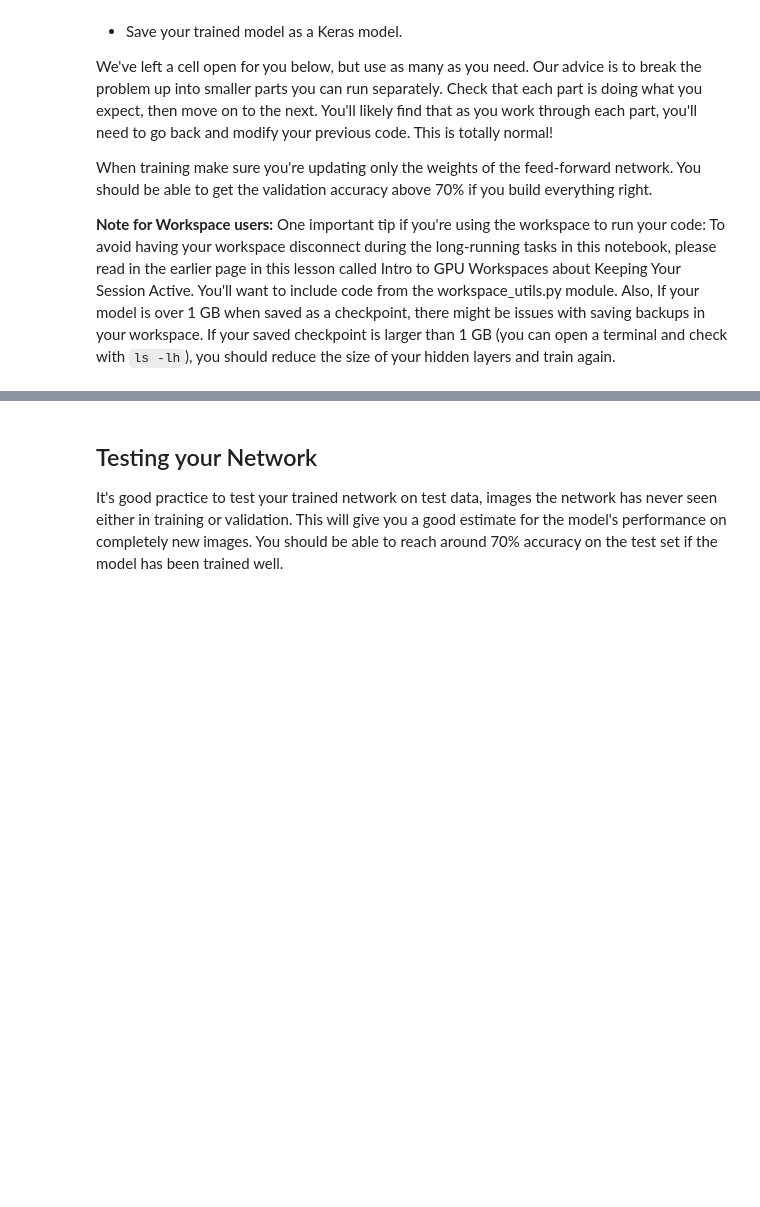
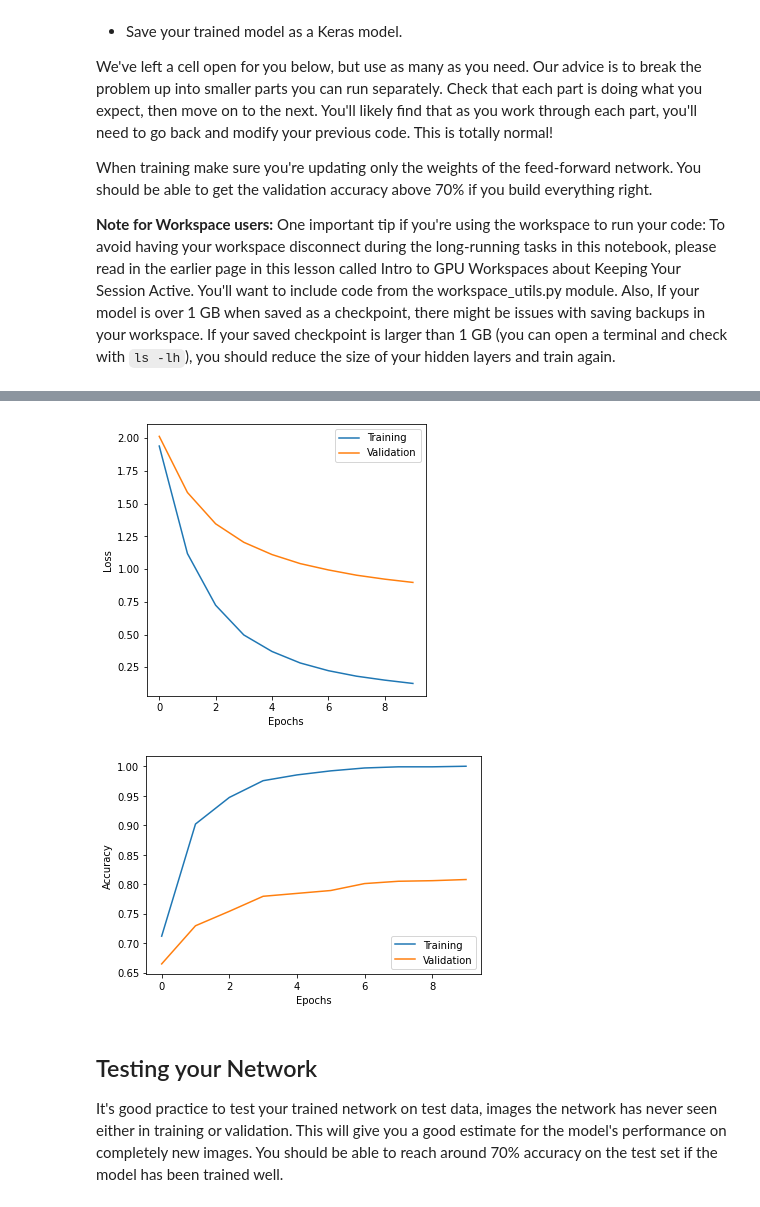
Before and after one commit to ChrisEdel/Introduction-to-Machine-Learning-with-TensorFlow, a Jupyter notebook: image_classifier/Project_Image_Classifier_Project.ipynb, the cells around one changed output, grey strips where cells are left out. Saved outputs shown, nothing was run; the diff lists cells and outputs as text; code cells hidden in the pictures; blank space fills up the shorter version.

Commit message:
Add code for plotting

```diff
--- a/image_classifier/Project_Image_Classifier_Project.ipynb
+++ b/image_classifier/Project_Image_Classifier_Project.ipynb
@@ -242,3 +231,24 @@ Epoch 10/10
+# %%
+# TODO: Plot the loss and accuracy values achieved during training for the training and validation set.
+plt.figure(figsize = (5, 5))
+ax = plt.subplot(1, 1, 1)
+ax.set_xlabel("Epochs")
+ax.set_ylabel("Loss")
+plt.plot(range(EPOCHS), history.history['loss'], label= "Training")
+plt.plot(range(EPOCHS), history.history['val_loss'], label= "Validation")
+plt.legend()
+plt.show()
+
+ax = plt.subplot(1, 1, 1)
+ax.set_xlabel("Epochs")
+ax.set_ylabel("Accuracy")
+plt.plot(range(EPOCHS), history.history['accuracy'], label= "Training")
+plt.plot(range(EPOCHS), history.history['val_accuracy'], label= "Validation")
+plt.legend()
+plt.show()
+# %% [output]
+[figure, added]
+[figure, added]
 # %% [markdown]
 ## Testing your Network
 
```
Also changed, not shown: parts of 4 cells of this notebook.
